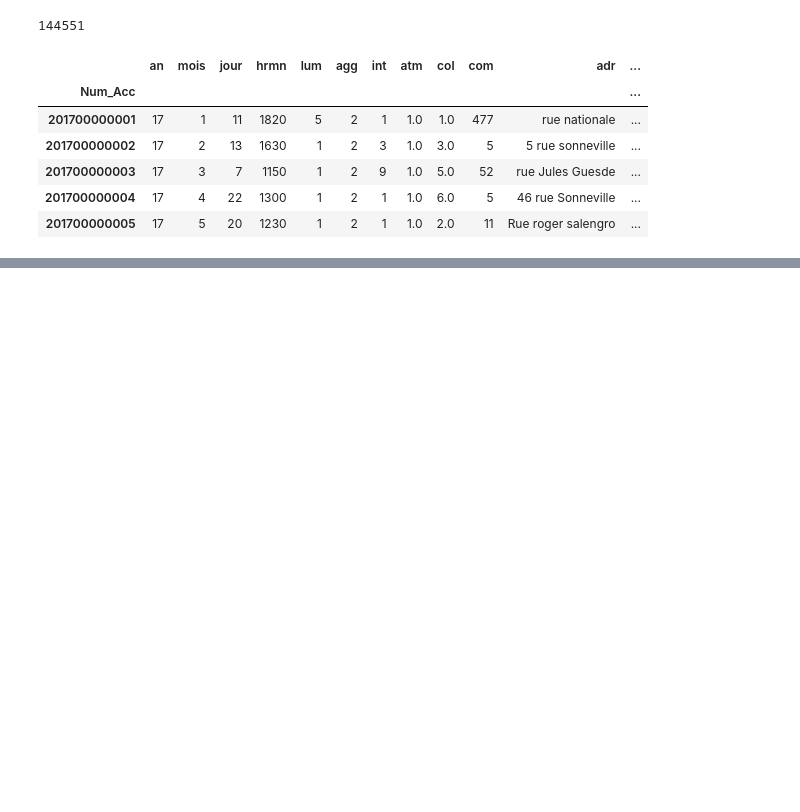
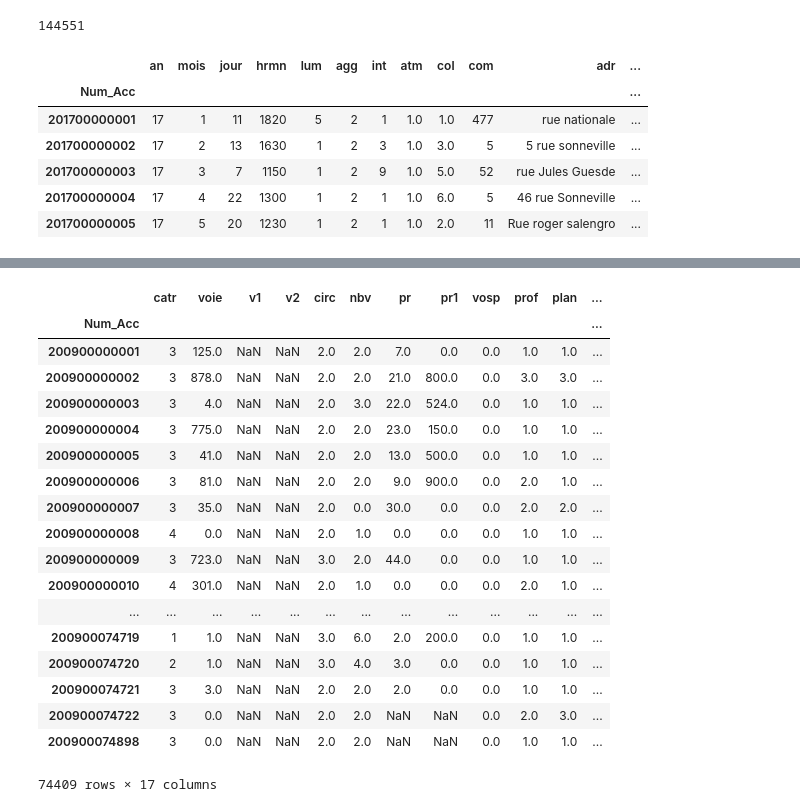
Before and after one commit to Axeldnahcram/predcrash, a Jupyter notebook: predcrash_core/mapping_accidents/Mapping_accident.ipynb, the cells around one changed output, grey strips where cells are left out. Drawn from its saved outputs; the diff is of its cells as text; code cells hidden in the pictures; blank space fills up the shorter version.

```diff
--- a/predcrash_core/mapping_accidents/Mapping_accident.ipynb
+++ b/predcrash_core/mapping_accidents/Mapping_accident.ipynb
@@ -57,7 +57,7 @@ loop = asyncio.get_event_loop()
 from predcrash_utils.commons import get_asset_root, get_file_content
 
 cfg = loop.run_until_complete(get_asset_root())
-directory = loop.run_until_complete(get_file_content(cfg, 'caracteristiques-2017'))
+directory = loop.run_until_complete(get_file_content(cfg, 'caracteristiques_2017'))
 # %%
 directory
 # %% [output]
@@ -171,3 +139,7 @@ df.head()
 | 201700000003 | 17 | 3 | 7 | 1150 | 1 | 2 | 9 | 1.0 | 5.0 | 52 | rue Jules Guesde | ... |
 | 201700000004 | 17 | 4 | 22 | 1300 | 1 | 2 | 1 | 1.0 | 6.0 | 5 | 46 rue Sonneville | ... |
 | 201700000005 | 17 | 5 | 20 | 1230 | 1 | 2 | 1 | 1.0 | 2.0 | 11 | Rue roger salengro | ... |
+# %%
+from predcrash_core.mapping_accidents.mapping import Map_france
+
+df = loop.run_until_complete(Map_france.make_data(['caracteristiques', 'lieux'],['2005','2006','2007']))
@@ -173,0 +174,25 @@ df.head()
+# %%
+directory = loop.run_until_complete(get_file_content(cfg, 'lieux_2009'))
+df = pd.read_csv(directory, index_col='Num_Acc', encoding='latin1')
+# %%
+df
+# %% [output]
+|  | catr | voie | v1 | v2 | circ | nbv | pr | pr1 | vosp | prof | plan | ... |
+| Num_Acc |  |  |  |  |  |  |  |  |  |  |  | ... |
+| 200900000001 | 3 | 125.0 | NaN | NaN | 2.0 | 2.0 | 7.0 | 0.0 | 0.0 | 1.0 | 1.0 | ... |
+| 200900000002 | 3 | 878.0 | NaN | NaN | 2.0 | 2.0 | 21.0 | 800.0 | 0.0 | 3.0 | 3.0 | ... |
+| 200900000003 | 3 | 4.0 | NaN | NaN | 2.0 | 3.0 | 22.0 | 524.0 | 0.0 | 1.0 | 1.0 | ... |
+| 200900000004 | 3 | 775.0 | NaN | NaN | 2.0 | 2.0 | 23.0 | 150.0 | 0.0 | 1.0 | 1.0 | ... |
+| 200900000005 | 3 | 41.0 | NaN | NaN | 2.0 | 2.0 | 13.0 | 500.0 | 0.0 | 1.0 | 1.0 | ... |
+| 200900000006 | 3 | 81.0 | NaN | NaN | 2.0 | 2.0 | 9.0 | 900.0 | 0.0 | 2.0 | 1.0 | ... |
+| 200900000007 | 3 | 35.0 | NaN | NaN | 2.0 | 0.0 | 30.0 | 0.0 | 0.0 | 2.0 | 2.0 | ... |
+| 200900000008 | 4 | 0.0 | NaN | NaN | 2.0 | 1.0 | 0.0 | 0.0 | 0.0 | 1.0 | 1.0 | ... |
+| 200900000009 | 3 | 723.0 | NaN | NaN | 3.0 | 2.0 | 44.0 | 0.0 | 0.0 | 1.0 | 1.0 | ... |
+| 200900000010 | 4 | 301.0 | NaN | NaN | 2.0 | 1.0 | 0.0 | 0.0 | 0.0 | 2.0 | 1.0 | ... |
+| ... | ... | ... | ... | ... | ... | ... | ... | ... | ... | ... | ... | ... |
+| 200900074719 | 1 | 1.0 | NaN | NaN | 3.0 | 6.0 | 2.0 | 200.0 | 0.0 | 1.0 | 1.0 | ... |
+| 200900074720 | 2 | 1.0 | NaN | NaN | 3.0 | 4.0 | 3.0 | 0.0 | 0.0 | 1.0 | 1.0 | ... |
+| 200900074721 | 3 | 3.0 | NaN | NaN | 2.0 | 2.0 | 2.0 | 0.0 | 0.0 | 1.0 | 1.0 | ... |
+| 200900074722 | 3 | 0.0 | NaN | NaN | 2.0 | 2.0 | NaN | NaN | 0.0 | 2.0 | 3.0 | ... |
+| 200900074898 | 3 | 0.0 | NaN | NaN | 2.0 | 2.0 | NaN | NaN | 0.0 | 1.0 | 1.0 | ... |
+74409 rows × 17 columns
```
Also changed, not shown: parts of 10 cells of this notebook, 11 other files.
